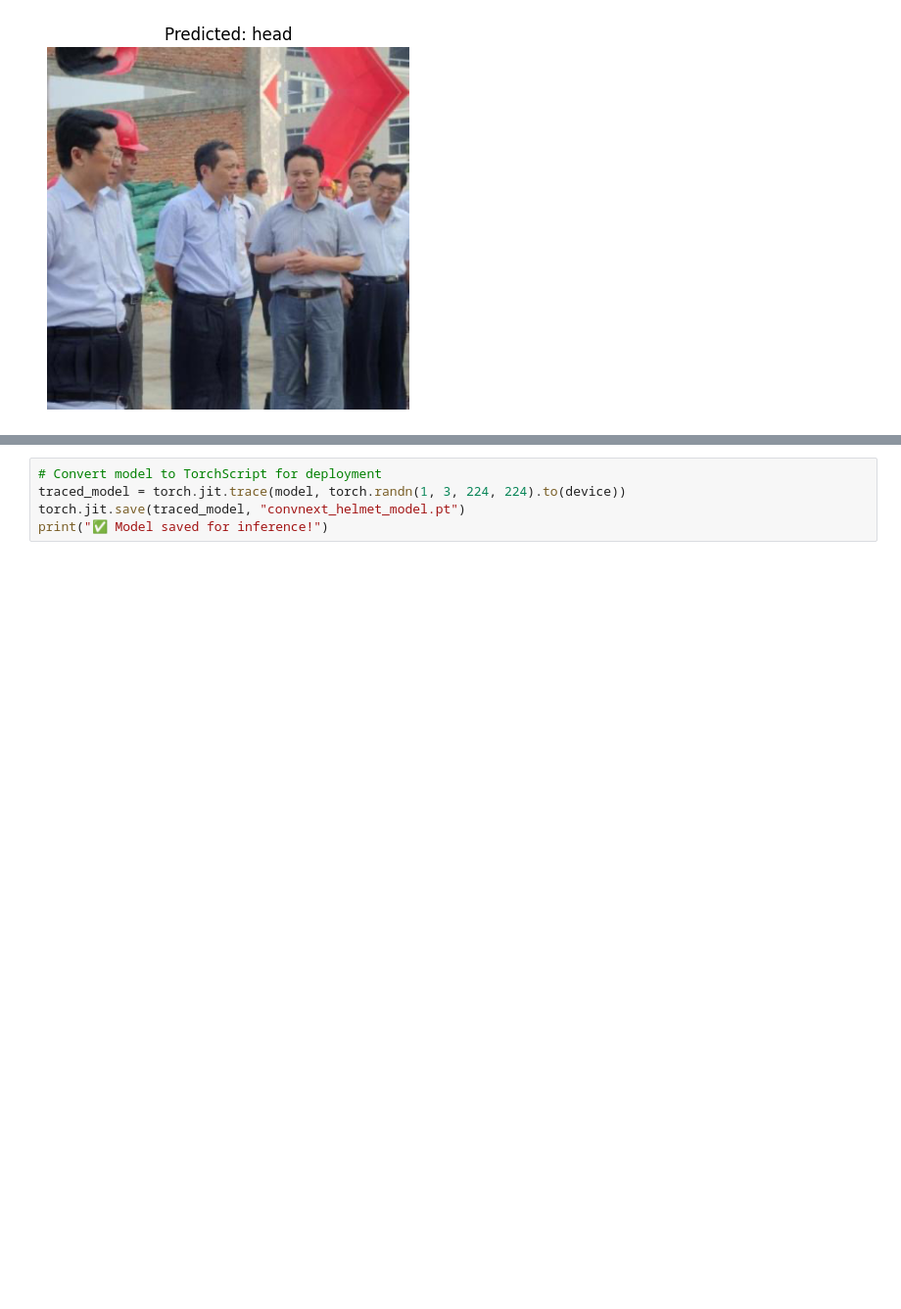
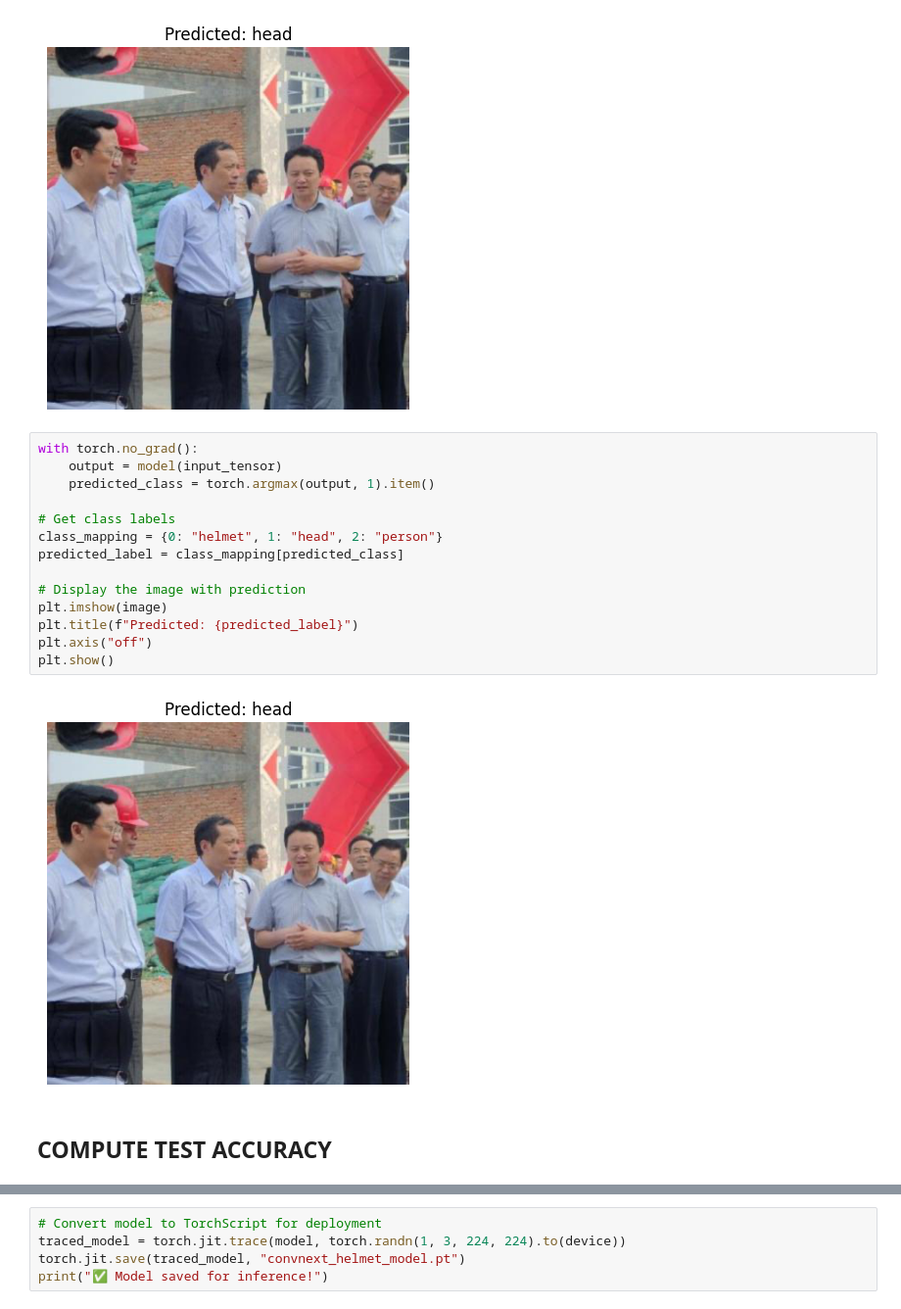
Before and after one commit to Caephas/ConvNext_helmet_datset, a Jupyter notebook: ConvNeXt_Helmet_dataset.ipynb, the cells around one changed output, grey strips where cells are left out. Shown at 98% size. Drawn from its saved outputs; the diff is of its cells as text; blank space fills up the shorter version.

```diff
--- a/ConvNeXt_Helmet_dataset.ipynb
+++ b/ConvNeXt_Helmet_dataset.ipynb
@@ -496,6 +748,24 @@ plt.axis("off")
 plt.show()
 # %% [output]
 [figure]
+# %%
+with torch.no_grad():
+    output = model(input_tensor)
+    predicted_class = torch.argmax(output, 1).item()
+
+# Get class labels
+class_mapping = {0: "helmet", 1: "head", 2: "person"}
+predicted_label = class_mapping[predicted_class]
+
+# Display the image with prediction
+plt.imshow(image)
+plt.title(f"Predicted: {predicted_label}")
+plt.axis("off")
+plt.show()
+# %% [output]
+[figure, added]
+# %% [markdown]
+## COMPUTE TEST ACCURACY
 # %%
 correct = 0
 total = 0
```
Also changed, not shown: parts of 32 cells of this notebook, 3 other files.
